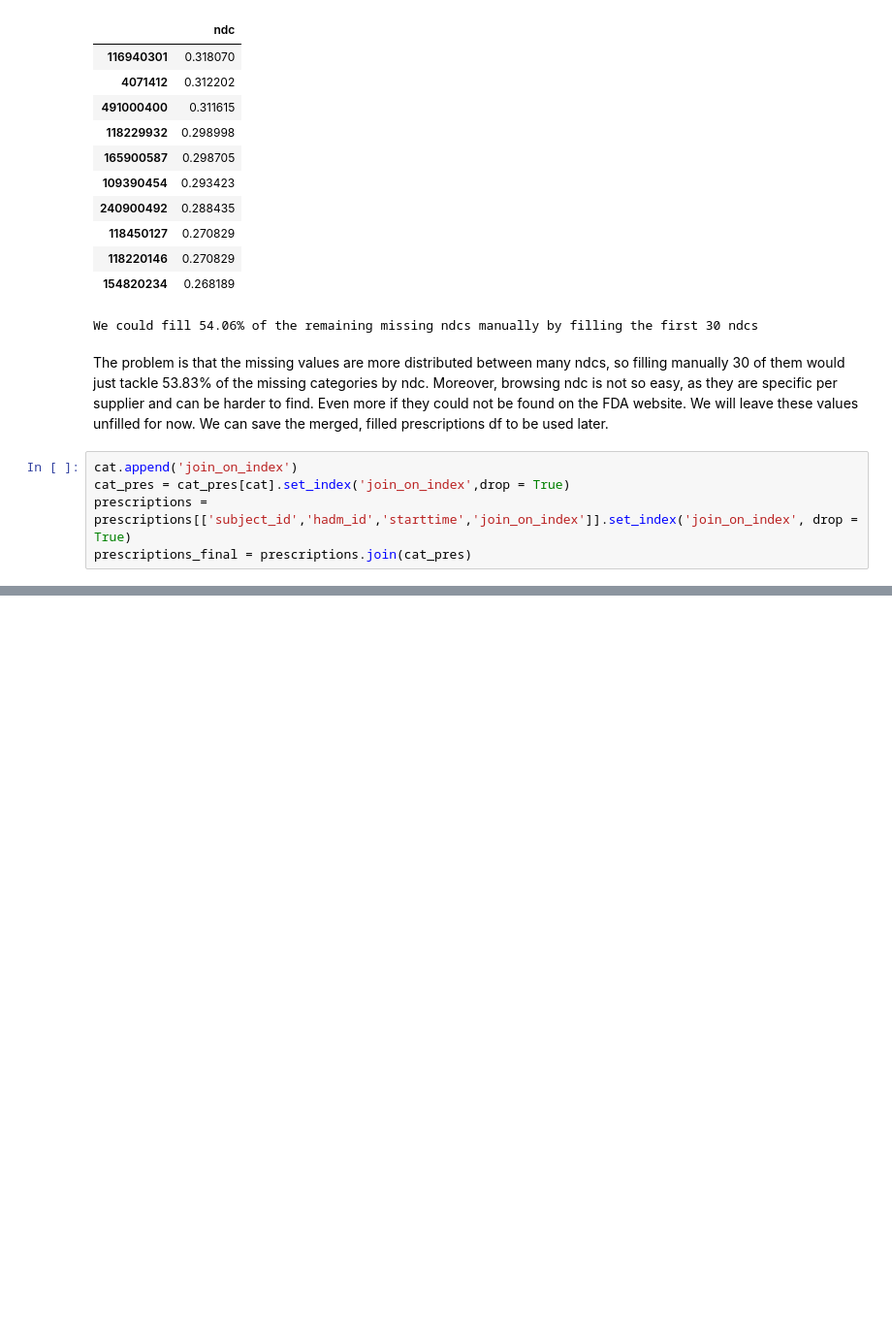
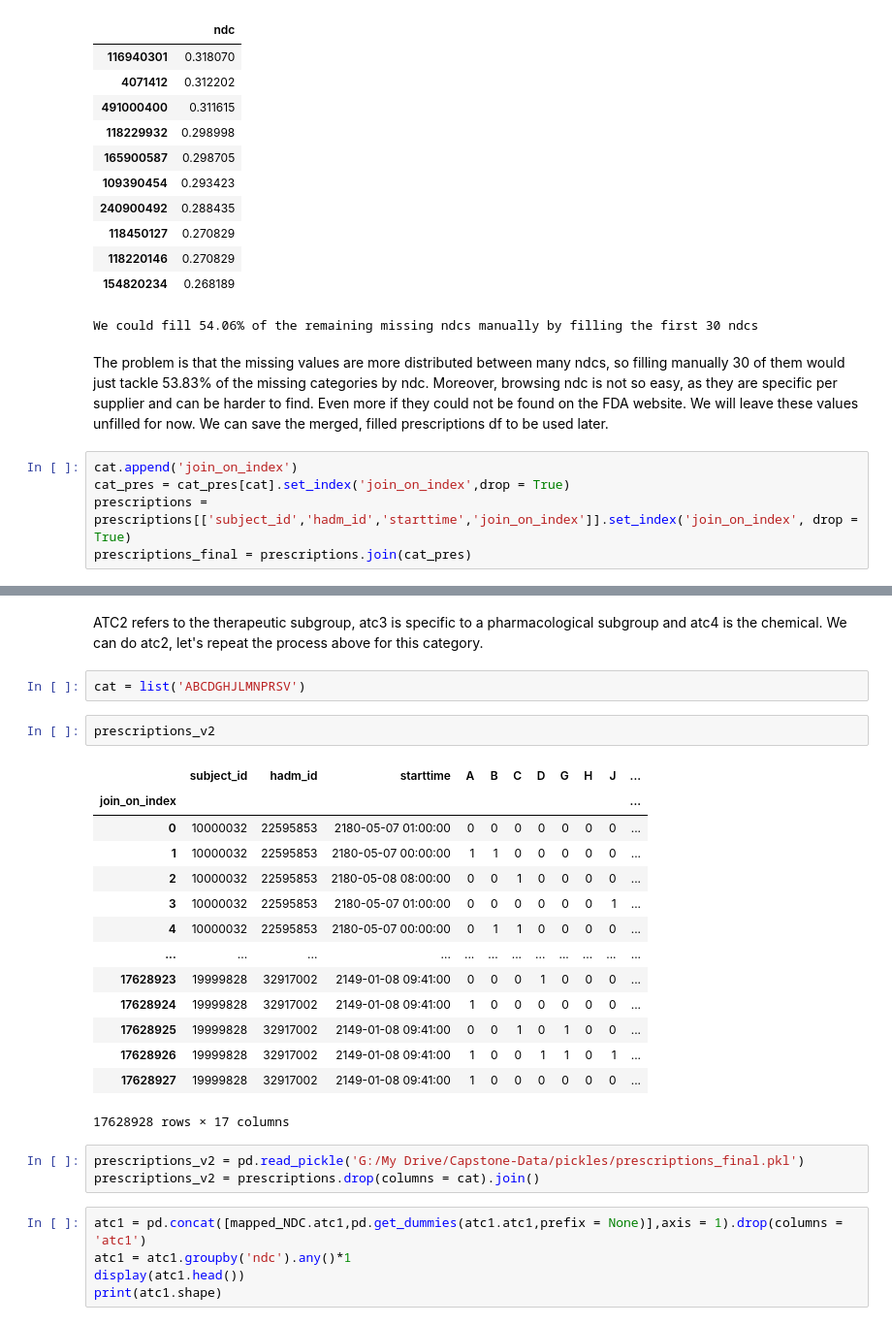
Before and after one commit to NacMed94/Capstone-project-Brainstation, a Jupyter notebook: Prescriptions table categorisation.ipynb, the cells around one changed output, grey strips where cells are left out. Shown at 97% size. Saved outputs shown, nothing was run; the diff lists cells and outputs as text; blank space fills up the shorter version.

```diff
--- a/Prescriptions table categorisation.ipynb
+++ b/Prescriptions table categorisation.ipynb
@@ -1125,0 +873,29 @@ display(vitalsign.info())
+# %% [markdown]
+ATC2 refers to the therapeutic subgroup, atc3 is specific to a pharmacological subgroup and atc4 is the chemical. We can do atc2, let's repeat the process above for this category.
+# %%
+cat = list('ABCDGHJLMNPRSV')
+# %%
+prescriptions_v2
+# %% [output]
+|  | subject_id | hadm_id | starttime | A | B | C | D | G | H | J | ... |
+| join_on_index |  |  |  |  |  |  |  |  |  |  | ... |
+| 0 | 10000032 | 22595853 | 2180-05-07 01:00:00 | 0 | 0 | 0 | 0 | 0 | 0 | 0 | ... |
+| 1 | 10000032 | 22595853 | 2180-05-07 00:00:00 | 1 | 1 | 0 | 0 | 0 | 0 | 0 | ... |
+| 2 | 10000032 | 22595853 | 2180-05-08 08:00:00 | 0 | 0 | 1 | 0 | 0 | 0 | 0 | ... |
+| 3 | 10000032 | 22595853 | 2180-05-07 01:00:00 | 0 | 0 | 0 | 0 | 0 | 0 | 1 | ... |
+| 4 | 10000032 | 22595853 | 2180-05-07 00:00:00 | 0 | 1 | 1 | 0 | 0 | 0 | 0 | ... |
+| ... | ... | ... | ... | ... | ... | ... | ... | ... | ... | ... | ... |
+| 17628923 | 19999828 | 32917002 | 2149-01-08 09:41:00 | 0 | 0 | 0 | 1 | 0 | 0 | 0 | ... |
+| 17628924 | 19999828 | 32917002 | 2149-01-08 09:41:00 | 1 | 0 | 0 | 0 | 0 | 0 | 0 | ... |
+| 17628925 | 19999828 | 32917002 | 2149-01-08 09:41:00 | 0 | 0 | 1 | 0 | 1 | 0 | 0 | ... |
+| 17628926 | 19999828 | 32917002 | 2149-01-08 09:41:00 | 1 | 0 | 0 | 1 | 1 | 0 | 1 | ... |
+| 17628927 | 19999828 | 32917002 | 2149-01-08 09:41:00 | 1 | 0 | 0 | 0 | 0 | 0 | 0 | ... |
+17628928 rows × 17 columns
+# %%
+prescriptions_v2 = pd.read_pickle('G:/My Drive/Capstone-Data/pickles/prescriptions_final.pkl')
+prescriptions_v2 = prescriptions.drop(columns = cat).join()
+# %%
+atc1 = pd.concat([mapped_NDC.atc1,pd.get_dummies(atc1.atc1,prefix = None)],axis = 1).drop(columns = 'atc1')
+atc1 = atc1.groupby('ndc').any()*1
+display(atc1.head())
+print(atc1.shape)
```
Also changed, not shown: parts of 128 cells of this notebook, 6 other files.
